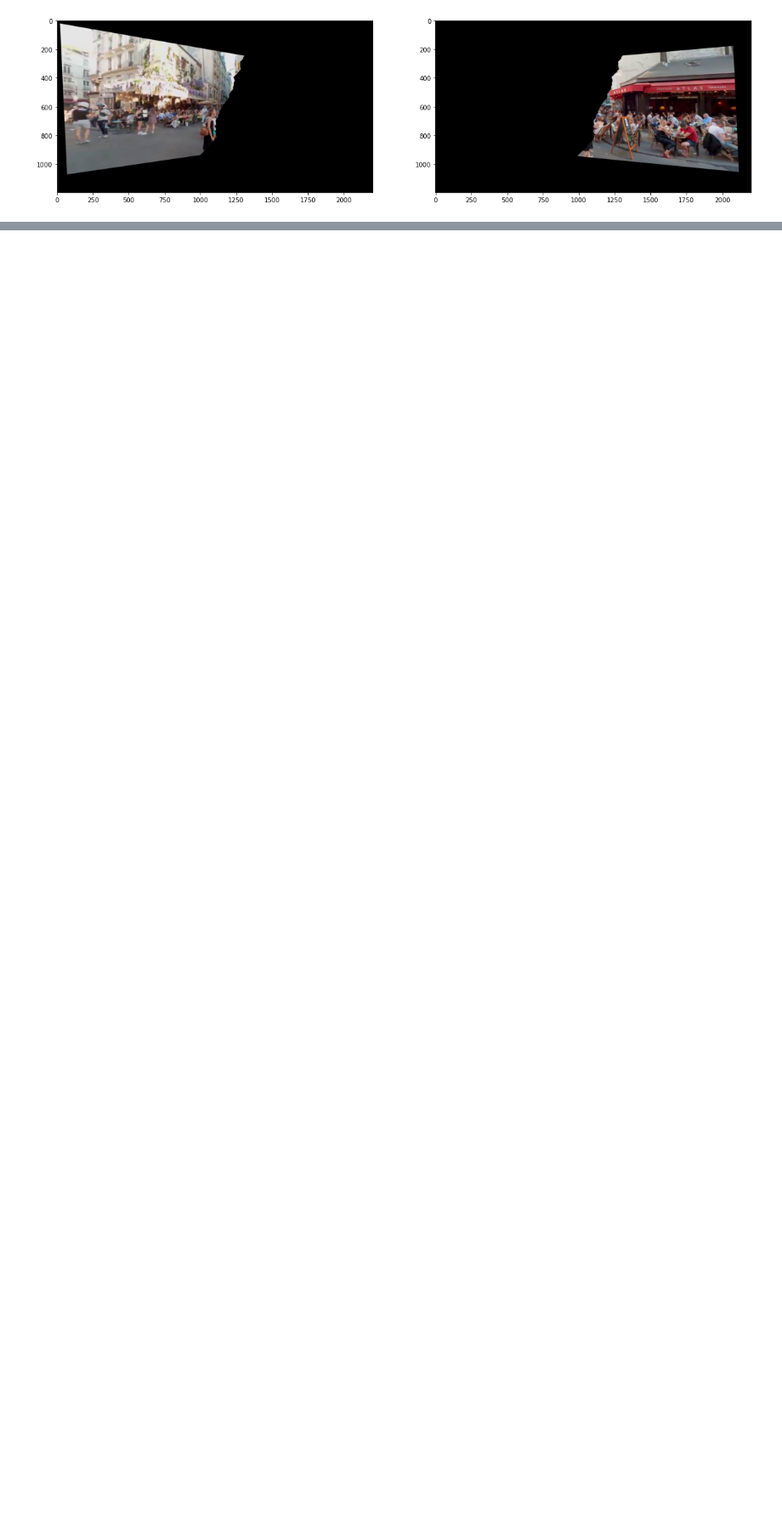
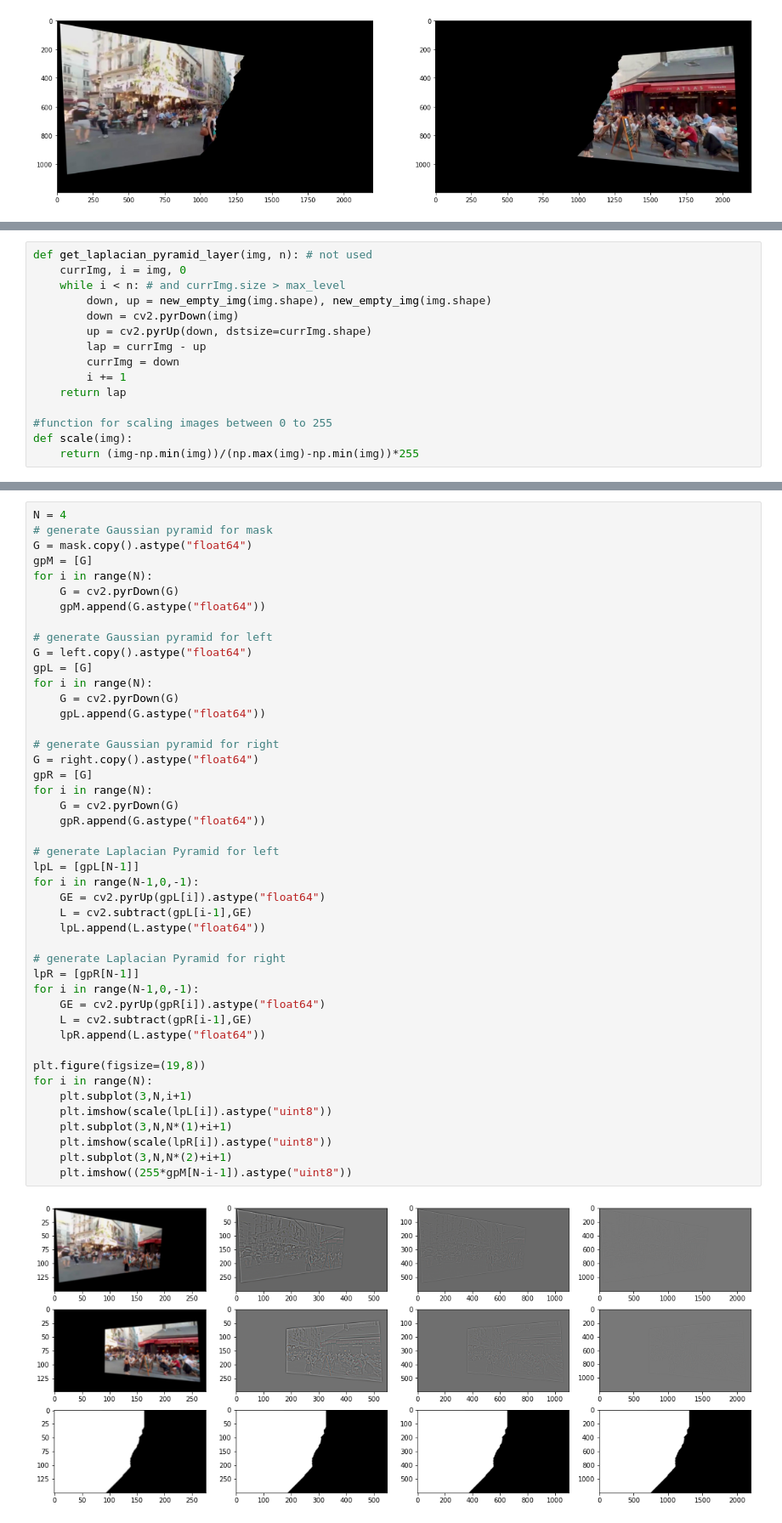
Before and after one commit to AmirhoseinYari/Digital-Image-Processing, a Jupyter notebook: HW5/HW5-AmirhoseinYari-98109718-Q2.ipynb, the cells around one changed output, grey strips where cells are left out. Shown at 85% size. Saved outputs shown, nothing was run; the diff lists cells and outputs as text; blank space fills up the shorter version.

```diff
--- a/HW5/HW5-AmirhoseinYari-98109718-Q2.ipynb
+++ b/HW5/HW5-AmirhoseinYari-98109718-Q2.ipynb
@@ -90,0 +111,15 @@ plt.imshow((img1+img2).astype("uint8"))
+# %%
+def get_laplacian_pyramid_layer(img, n): # not used
+    currImg, i = img, 0
+    while i < n: # and currImg.size > max_level
+        down, up = new_empty_img(img.shape), new_empty_img(img.shape)
+        down = cv2.pyrDown(img)
+        up = cv2.pyrUp(down, dstsize=currImg.shape)
+        lap = currImg - up
+        currImg = down
+        i += 1
+    return lap
+
+#function for scaling images between 0 to 255
+def scale(img):
+    return (img-np.min(img))/(np.max(img)-np.min(img))*255
@@ -90,0 +128,47 @@ plt.imshow((img1+img2).astype("uint8"))
+# %%
+N = 4
+# generate Gaussian pyramid for mask
+G = mask.copy().astype("float64")
+gpM = [G]
+for i in range(N):
+    G = cv2.pyrDown(G)
+    gpM.append(G.astype("float64"))
+
+# generate Gaussian pyramid for left
+G = left.copy().astype("float64")
+gpL = [G]
+for i in range(N):
+    G = cv2.pyrDown(G)
+    gpL.append(G.astype("float64"))
+
+# generate Gaussian pyramid for right
+G = right.copy().astype("float64")
+gpR = [G]
+for i in range(N):
+    G = cv2.pyrDown(G)
+    gpR.append(G.astype("float64"))
+
+# generate Laplacian Pyramid for left
+lpL = [gpL[N-1]]
+for i in range(N-1,0,-1):
+    GE = cv2.pyrUp(gpL[i]).astype("float64")
+    L = cv2.subtract(gpL[i-1],GE)
+    lpL.append(L.astype("float64"))
+
+# generate Laplacian Pyramid for right
+lpR = [gpR[N-1]]
+for i in range(N-1,0,-1):
+    GE = cv2.pyrUp(gpR[i]).astype("float64")
+    L = cv2.subtract(gpR[i-1],GE)
+    lpR.append(L.astype("float64"))
+
+plt.figure(figsize=(19,8))
+for i in range(N):
+    plt.subplot(3,N,i+1)
+    plt.imshow(scale(lpL[i]).astype("uint8"))
+    plt.subplot(3,N,N*(1)+i+1)
+    plt.imshow(scale(lpR[i]).astype("uint8"))
+    plt.subplot(3,N,N*(2)+i+1)
+    plt.imshow((255*gpM[N-i-1]).astype("uint8"))
+# %% [output]
+[figure, added]
```
Also changed, not shown: parts of 15 cells of this notebook, 4 other files.
